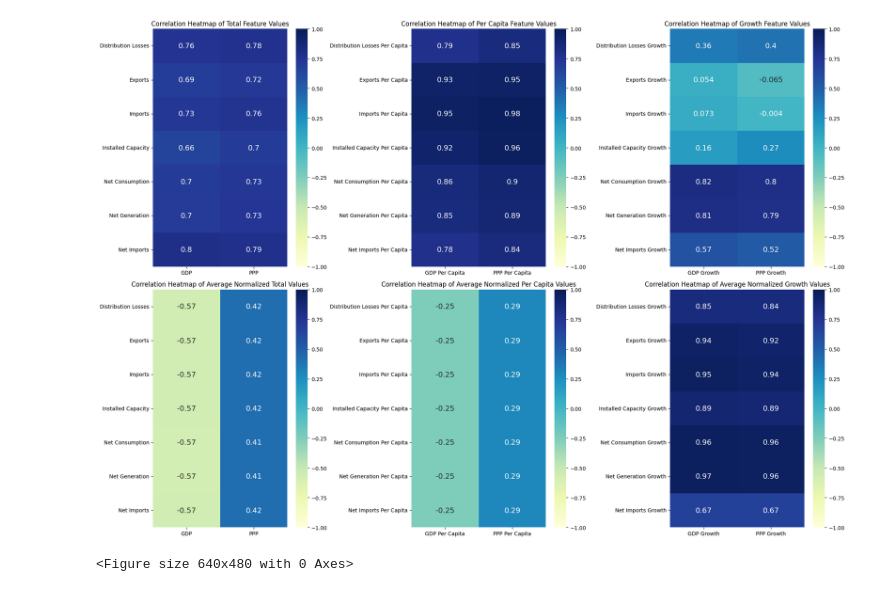
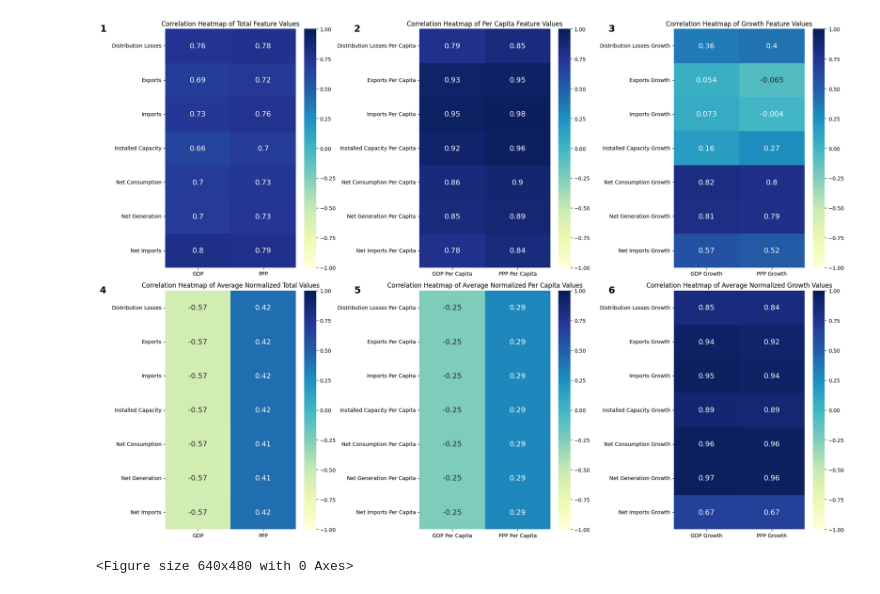
Before and after one commit to xiaothua/CMSE830, a Jupyter notebook: 2_data_analysis.ipynb, the cells around one changed output. Saved outputs shown, nothing was run; the diff lists cells and outputs as text; code cells hidden in the pictures.

Commit message:
add scattermaps

```diff
--- a/2_data_analysis.ipynb
+++ b/2_data_analysis.ipynb
@@ -80,34 +60,40 @@ def custom_label(label):
 x_subset1 = ['Economics: GDP', 'Economics: PPP']
 y_subset1 = ['Electricity: Distribution Losses', 'Electricity: Exports', 'Electricity: Imports', 'Electricity: Installed Capacity', 'Electricity: Net Consumption', 'Electricity: Net Generation', 'Electricity: Net Imports']
 sns.heatmap(total_corr.loc[y_subset1, x_subset1].rename(index=custom_label, columns=custom_label), annot=True, cmap='YlGnBu', ax=axes[0, 0], vmin=-1, vmax=1, annot_kws={"size": 14})
 axes[0, 0].set_title('Correlation Heatmap of Total Feature Values')
+axes[0, 0].text(-0.5, 1.02, f'{1}', transform=axes[0, 0].transAxes, fontsize=18, verticalalignment='top', fontweight='bold')
 
 x_subset2 = ['Economics: GDP Per Capita', 'Economics: PPP Per Capita']
 y_subset2 = ['Electricity: Distribution Losses Per Capita', 'Electricity: Exports Per Capita', 'Electricity: Imports Per Capita', 'Electricity: Installed Capacity Per Capita', 'Electricity: Net Consumption Per Capita', 'Electricity: Net Generation Per Capita', 'Electricity: Net Imports Per Capita']
 sns.heatmap(per_capita_corr.loc[y_subset2, x_subset2].rename(index=custom_label, columns=custom_label), annot=True, cmap='YlGnBu', ax=axes[0, 1], vmin=-1, vmax=1, annot_kws={"size": 14})
 axes[0, 1].set_title('Correlation Heatmap of Per Capita Feature Values')
+axes[0, 1].text(-0.5, 1.02, f'{2}', transform=axes[0, 1].transAxes, fontsize=18, verticalalignment='top', fontweight='bold')
 
 x_subset3 = ['Economics: GDP Growth', 'Economics: PPP Growth']
 y_subset3 = ['Electricity: Distribution Losses Growth', 'Electricity: Exports Growth', 'Electricity: Imports Growth', 'Electricity: Installed Capacity Growth', 'Electricity: Net Consumption Growth', 'Electricity: Net Generation Growth', 'Electricity: Net Imports Growth']
 sns.heatmap(growth_corr.loc[y_subset3, x_subset3].rename(index=custom_label, columns=custom_label), annot=True, cmap='YlGnBu', ax=axes[0, 2], vmin=-1, vmax=1, annot_kws={"size": 14})
 axes[0, 2].set_title('Correlation Heatmap of Growth Feature Values')
+axes[0, 2].text(-0.5, 1.02, f'{3}', transform=axes[0, 2].transAxes, fontsize=18, verticalalignment='top', fontweight='bold')
 
 sns.heatmap(total_avg_corr.loc[y_subset1, x_subset1].rename(index=custom_label, columns=custom_label), annot=True, cmap='YlGnBu', ax=axes[1, 0], vmin=-1, vmax=1, annot_kws={"size": 14})
 axes[1, 0].set_title('Correlation Heatmap of Average Normalized Total Values')
+axes[1, 0].text(-0.5, 1.02, f'{4}', transform=axes[1, 0].transAxes, fontsize=18, verticalalignment='top', fontweight='bold')
 
 sns.heatmap(per_capita_avg_corr.loc[y_subset2, x_subset2].rename(index=custom_label, columns=custom_label), annot=True, cmap='YlGnBu', ax=axes[1, 1], vmin=-1, vmax=1, annot_kws={"size": 14})
 axes[1, 1].set_title('Correlation Heatmap of Average Normalized Per Capita Values')
+axes[1, 1].text(-0.5, 1.02, f'{5}', transform=axes[1, 1].transAxes, fontsize=18, verticalalignment='top', fontweight='bold')
 
 sns.heatmap(growth_avg_corr.loc[y_subset3, x_subset3].rename(index=custom_label, columns=custom_label), annot=True, cmap='YlGnBu', ax=axes[1, 2], vmin=-1, vmax=1, annot_kws={"size": 14})
 axes[1, 2].set_title('Correlation Heatmap of Average Normalized Growth Values')
+axes[1, 2].text(-0.5, 1.02, f'{6}', transform=axes[1, 2].transAxes, fontsize=18, verticalalignment='top', fontweight='bold')
 
 plt.tight_layout()
 plt.show()
 
 plt.tight_layout()
 plt.show()
 # %% [output]
-[figure, old version]
+[figure, new version]
 <Figure size 640x480 with 0 Axes>
 # %% [markdown]
 
```
Also changed, not shown: parts of 6 cells of this notebook, 1 other file.
